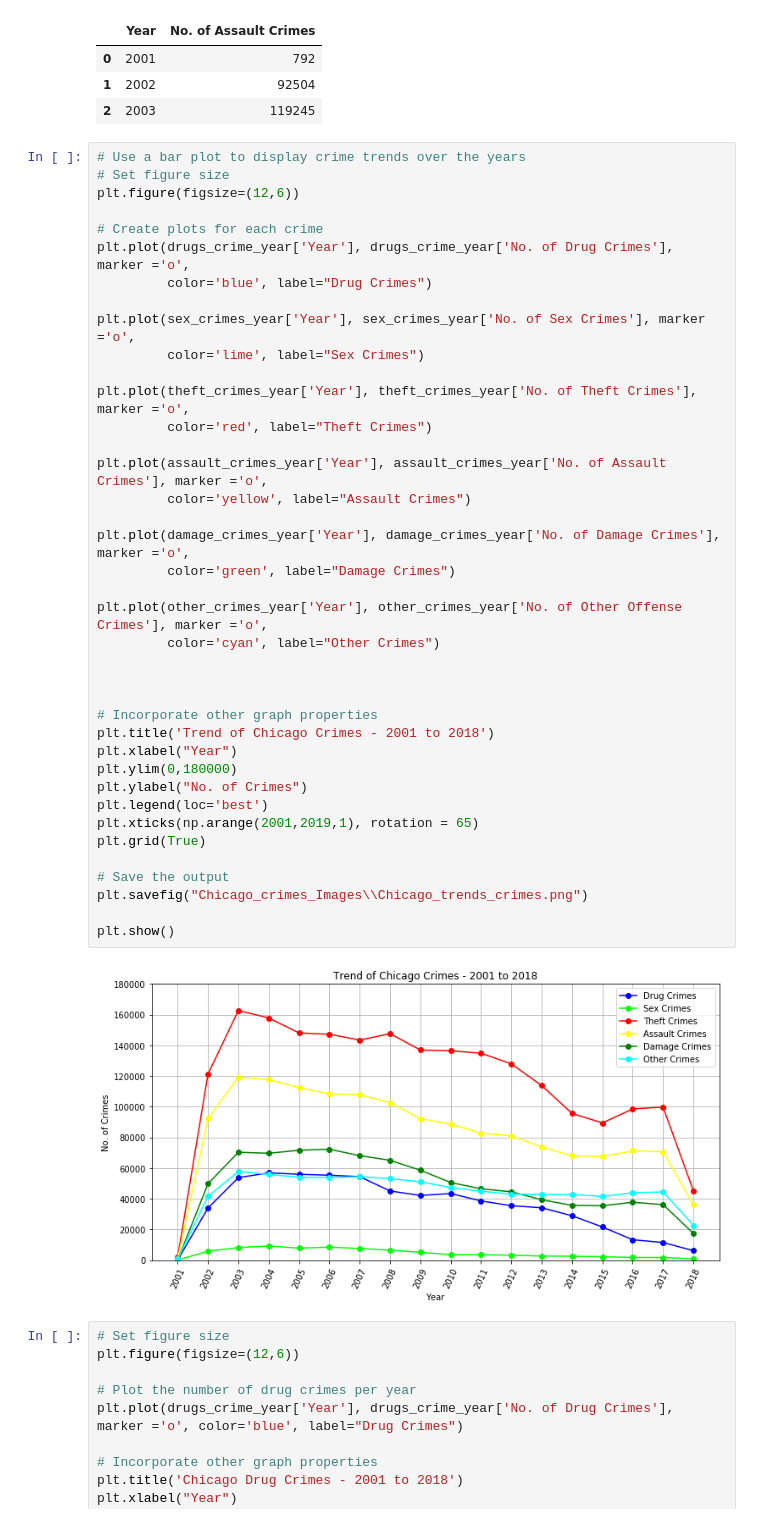
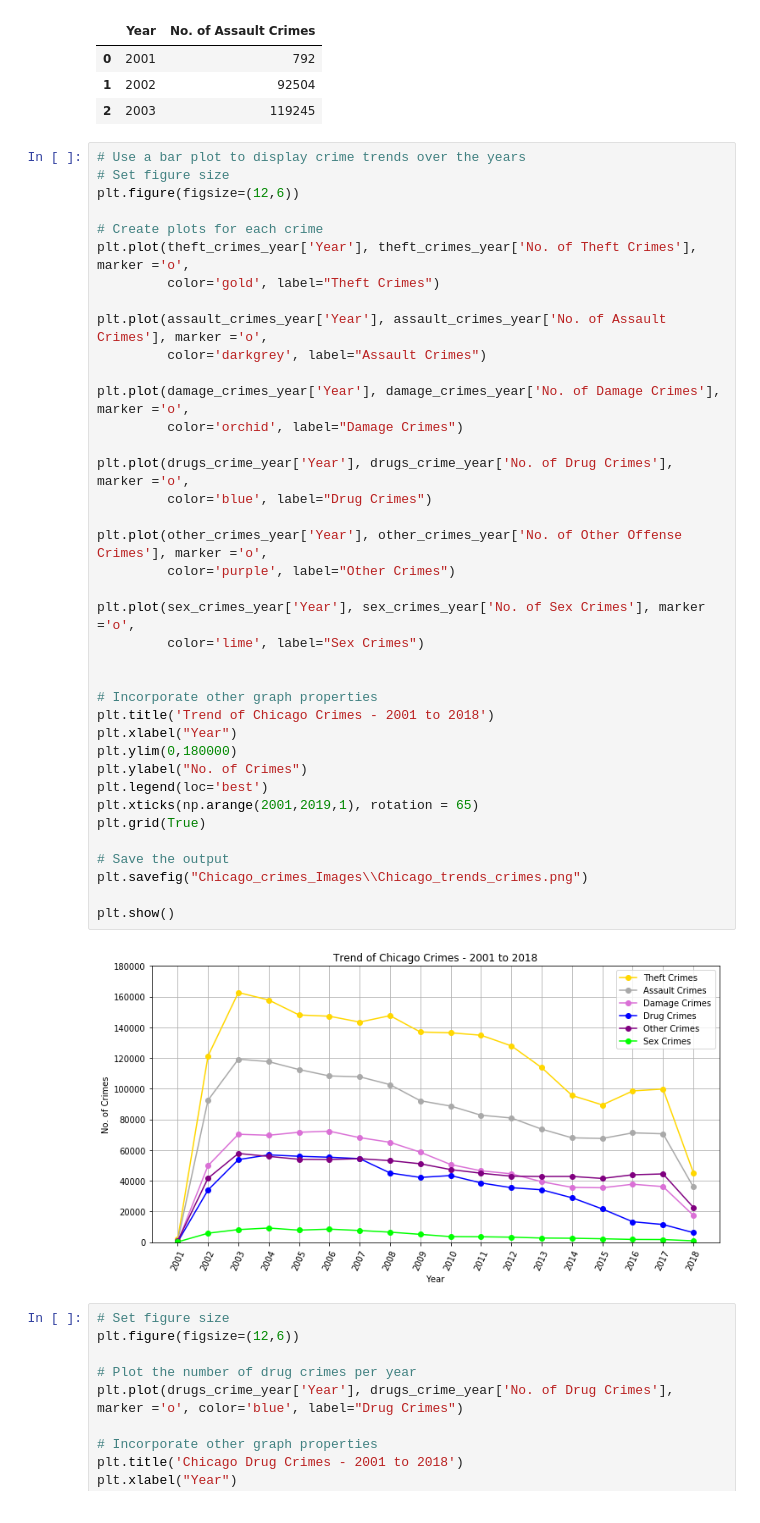
Before and after one commit to Jahmah/Chicago-Drug-Crimes-Story, a Jupyter notebook: ChicagoDrugCrimes.ipynb, the cells around one changed output. Drawn from its saved outputs; the diff is of its cells as text.

```diff
--- a/ChicagoDrugCrimes.ipynb
+++ b/ChicagoDrugCrimes.ipynb
@@ -315,44 +315,43 @@ assault_crimes_year.head(3)
 # %%
 # Use a bar plot to display crime trends over the years
 # Set figure size
 plt.figure(figsize=(12,6))
 
 # Create plots for each crime
+plt.plot(theft_crimes_year['Year'], theft_crimes_year['No. of Theft Crimes'], marker ='o',
+         color='gold', label="Theft Crimes")
+
+plt.plot(assault_crimes_year['Year'], assault_crimes_year['No. of Assault Crimes'], marker ='o',
+         color='darkgrey', label="Assault Crimes")
+
+plt.plot(damage_crimes_year['Year'], damage_crimes_year['No. of Damage Crimes'], marker ='o',
+         color='orchid', label="Damage Crimes")
+
 plt.plot(drugs_crime_year['Year'], drugs_crime_year['No. of Drug Crimes'], marker ='o',
          color='blue', label="Drug Crimes")
 
+plt.plot(other_crimes_year['Year'], other_crimes_year['No. of Other Offense Crimes'], marker ='o',
+         color='purple', label="Other Crimes")
+
 plt.plot(sex_crimes_year['Year'], sex_crimes_year['No. of Sex Crimes'], marker ='o',
          color='lime', label="Sex Crimes")
-
-plt.plot(theft_crimes_year['Year'], theft_crimes_year['No. of Theft Crimes'], marker ='o',
-         color='red', label="Theft Crimes")
-
-plt.plot(assault_crimes_year['Year'], assault_crimes_year['No. of Assault Crimes'], marker ='o',
-         color='yellow', label="Assault Crimes")
-
-plt.plot(damage_crimes_year['Year'], damage_crimes_year['No. of Damage Crimes'], marker ='o',
-         color='green', label="Damage Crimes")
-
-plt.plot(other_crimes_year['Year'], other_crimes_year['No. of Other Offense Crimes'], marker ='o',
-         color='cyan', label="Other Crimes")
-
 
 
 # Incorporate other graph properties
 plt.title('Trend of Chicago Crimes - 2001 to 2018')
 plt.xlabel("Year")
 plt.ylim(0,180000)
 plt.ylabel("No. of Crimes")
 plt.legend(loc='best')
 plt.xticks(np.arange(2001,2019,1), rotation = 65)
 plt.grid(True)
 
 # Save the output
 plt.savefig("Chicago_crimes_Images\\Chicago_trends_crimes.png")
 
 plt.show()
 # %% [output]
-[figure, old version]
+[figure, new version]
 # %%
 # Set figure size
 plt.figure(figsize=(12,6))
```
Also changed, not shown: parts of 4 cells of this notebook, 5 other files.
